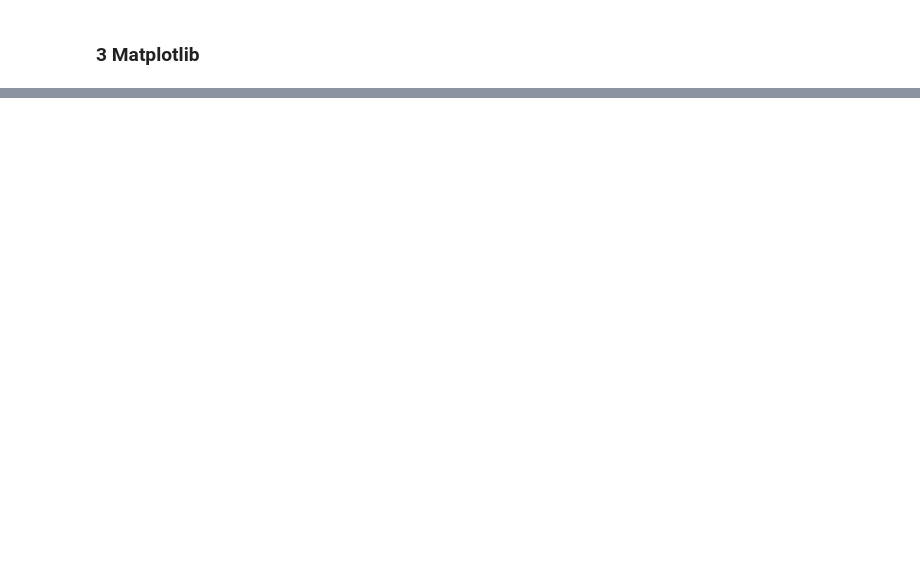
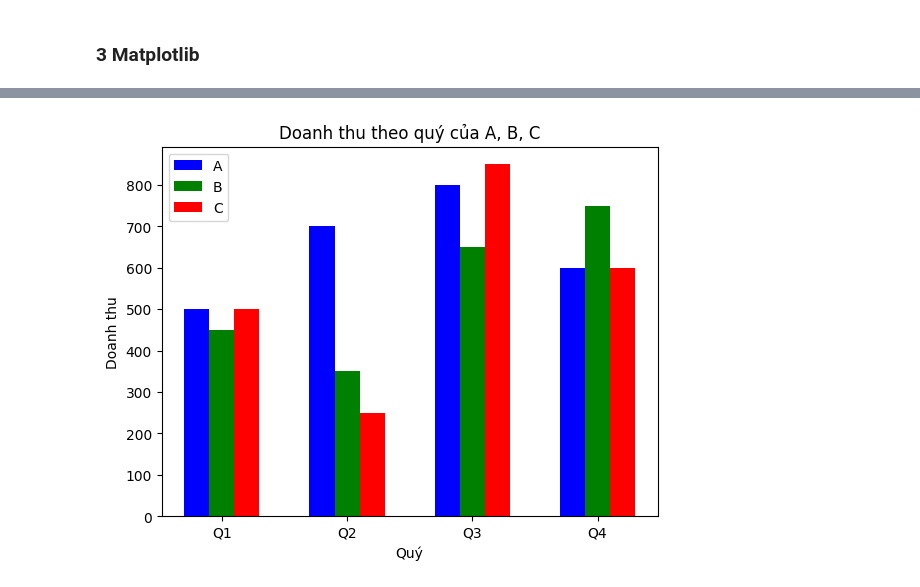
Before and after one commit to LDKhang35/NUMPY-PANDAS-MATPLOTLIB, a Jupyter notebook: numpy_pandas_matplotlib.ipynb, the cells around one changed output, grey strips where cells are left out. Saved outputs shown, nothing was run; the diff lists cells and outputs as text; code cells hidden in the pictures; blank space fills up the shorter version.

```diff
--- a/numpy_pandas_matplotlib.ipynb
+++ b/numpy_pandas_matplotlib.ipynb
@@ -422,0 +588,24 @@ Dữ liệu đại diện cho 150 sinh viên với 5 đặc điểm chiều cao,
+# %%
+# Bieu do thanh nhom
+# Cho du lieu sau
+import matplotlib.pyplot as plt
+import numpy as np
+labels = ["Q1", "Q2", "Q3", "Q4"]
+A = [500,700,800,600]
+B = [450,350,650,750]
+C = [500,250,850,600]
+# %%
+# Ve bieu do thanh nhom the hien doanh thu A, B, C trong 4 quy
+x = np.arange(len(labels))
+width = 0.2
+plt.bar(x - width, A, width, label="A", color="blue")
+plt.bar(x, B, width, label="B", color="green")
+plt.bar(x + width, C, width, label="C", color="red")
+plt.xlabel("Quý")
+plt.ylabel("Doanh thu")
+plt.title("Doanh thu theo quý của A, B, C")
+plt.xticks(x, labels)  # Gán nhãn trục x
+plt.legend()  # Hiển thị chú thích
+plt.show()
+# %% [output]
+[figure, added]
```
Also changed, not shown: parts of 19 cells of this notebook, 1 other file.
